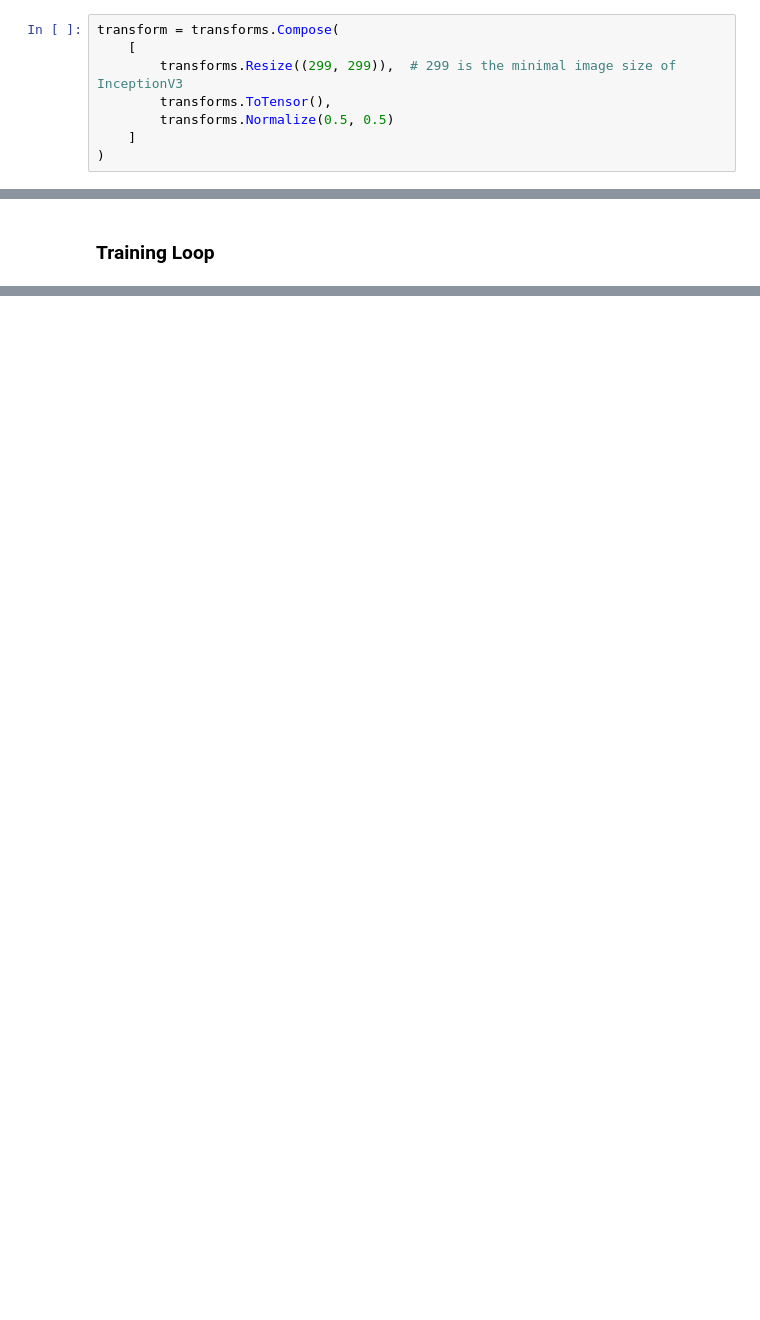
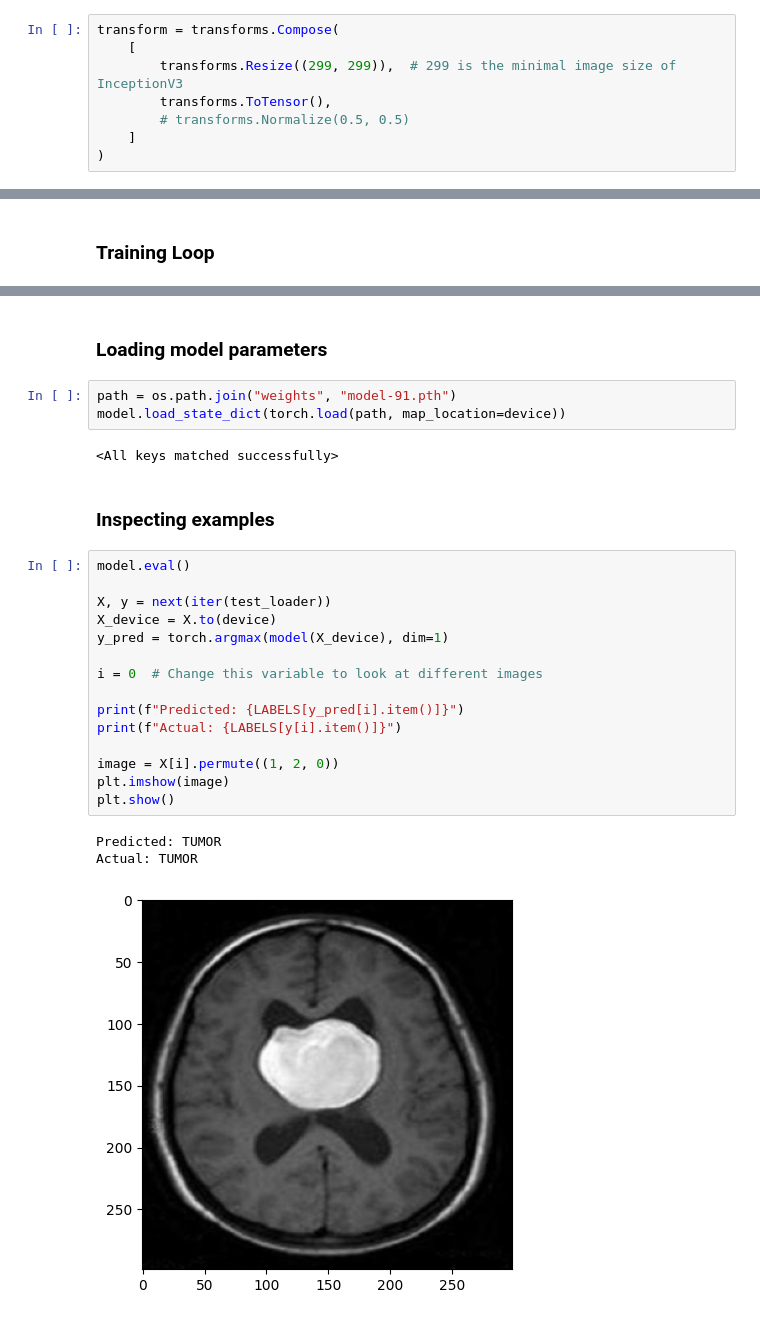
Before and after one commit to D21W12/SOW-BKI266, a Jupyter notebook: Final Assignment/training.ipynb, the cells around one changed output, grey strips where cells are left out. Cells and saved outputs as stored; diff of their text form; blank space fills up the shorter version.

```diff
--- a/Final Assignment/training.ipynb
+++ b/Final Assignment/training.ipynb
@@ -49,7 +50,7 @@ transform = transforms.Compose(
     [
         transforms.Resize((299, 299)),  # 299 is the minimal image size of InceptionV3
         transforms.ToTensor(),
-        transforms.Normalize(0.5, 0.5)
+        # transforms.Normalize(0.5, 0.5)
     ]
 )
 # %%
@@ -200,0 +191,28 @@ Balanced test accuracy 78.12%
+# %% [markdown]
+### Loading model parameters
+# %%
+path = os.path.join("weights", "model-91.pth")
+model.load_state_dict(torch.load(path, map_location=device))
+# %% [output]
+<All keys matched successfully>
+# %% [markdown]
+### Inspecting examples
+# %%
+model.eval()
+
+X, y = next(iter(test_loader))
+X_device = X.to(device)
+y_pred = torch.argmax(model(X_device), dim=1)
+
+i = 0  # Change this variable to look at different images
+
+print(f"Predicted: {LABELS[y_pred[i].item()]}")
+print(f"Actual: {LABELS[y[i].item()]}")
+
+image = X[i].permute((1, 2, 0))
+plt.imshow(image)
+plt.show()
+# %% [output]
+Predicted: TUMOR
+Actual: TUMOR
+[figure, added]
```
Also changed, not shown: parts of 7 cells of this notebook, 4 other files.
